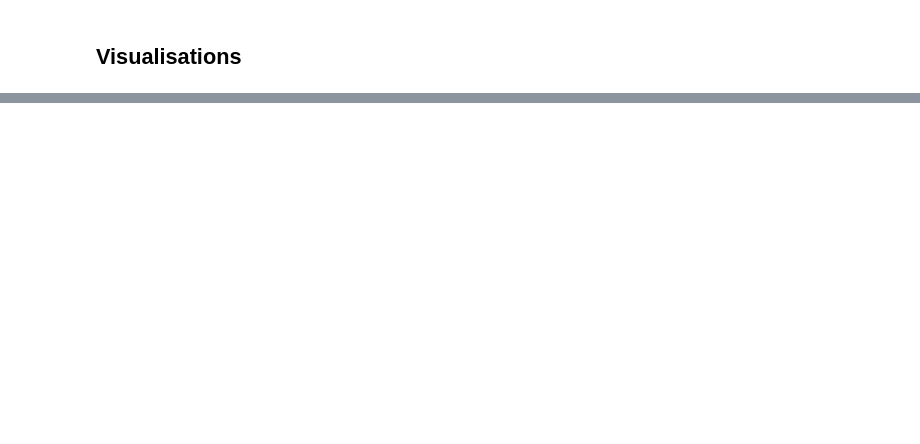
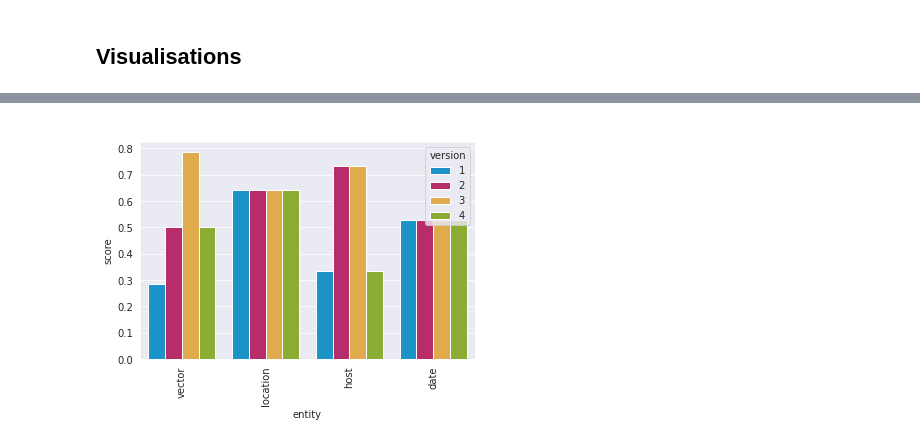
Before and after one commit to e-lubrini/psylve, a Jupyter notebook: src/evaluation/evaluation.ipynb, the cells around one changed output, grey strips where cells are left out. Cells and saved outputs as stored; diff of their text form; code cells hidden in the pictures; blank space fills up the shorter version.

```diff
--- a/src/evaluation/evaluation.ipynb
+++ b/src/evaluation/evaluation.ipynb
@@ -366,0 +429,12 @@ f1_df.T.plot()
+# %%
+x = 'entity'
+y = 'score'
+hue = 'version'
+
+plot(x=x, y=y, hue=hue, data=recall_df,
+    legend_position = 'upper right',
+    palette=sns.color_palette(palette, 4),
+    title=' ',
+    plot_type='bar')
+# %% [output]
+[figure, added]
```
Also changed, not shown: parts of 23 cells of this notebook, 6 other files.
